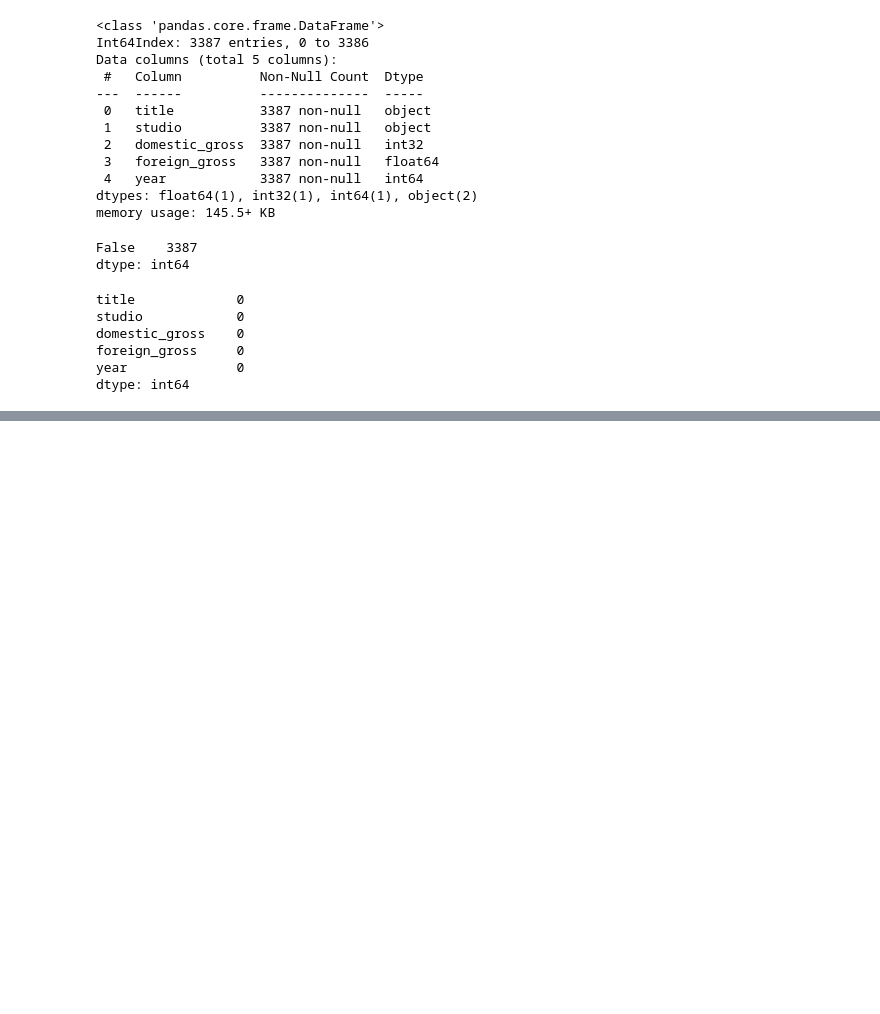
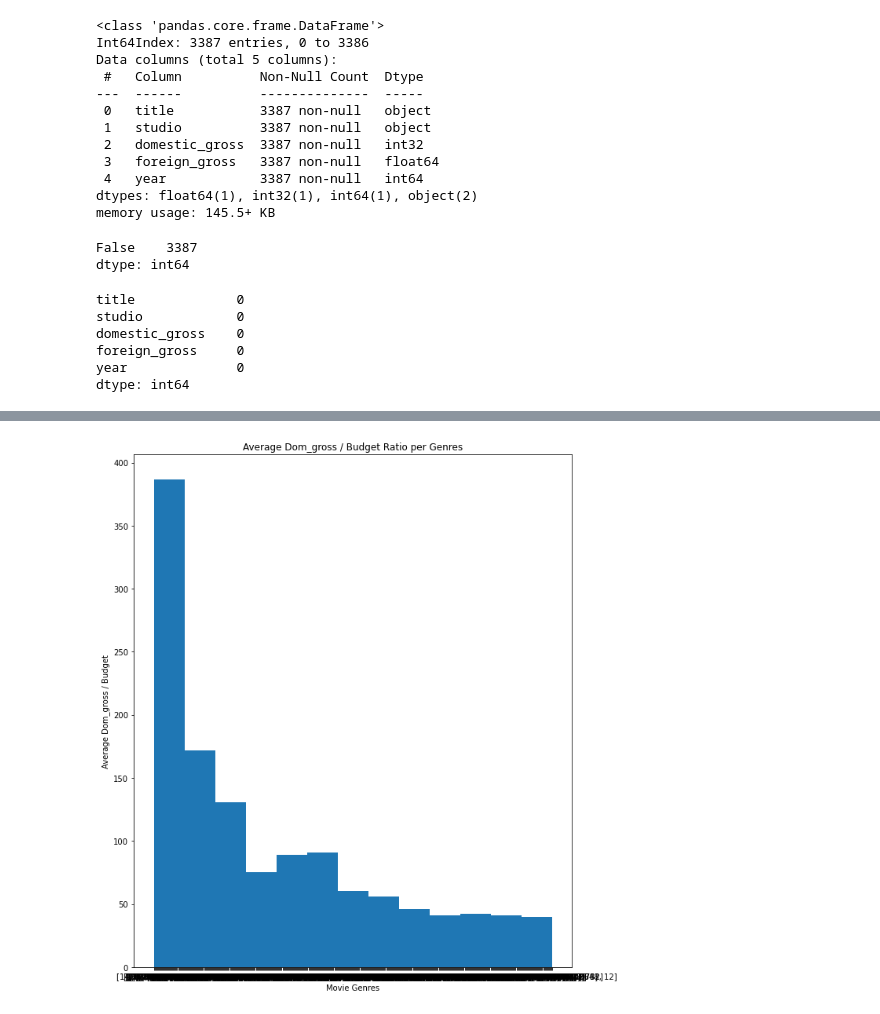
Before and after one commit to mfFrida/Capstone-Project-Semester-1, a Jupyter notebook: student.ipynb, the cells around one changed output, grey strips where cells are left out. Saved outputs shown, nothing was run; the diff lists cells and outputs as text; code cells hidden in the pictures; blank space fills up the shorter version.

```diff
--- a/student.ipynb
+++ b/student.ipynb
@@ -95,0 +176,19 @@ dtype: int64
+# %%
+#merge title and movie name
+tn_movie_db = tn_movie_db.rename(columns = {"movie":"title"})
+
+#special cases where movie titles do not match
+tn_movie_db['title'].replace({'Harry Potter and the Deathly Hallows: Part I' : 'Harry Potter and the Deathly Hallows: Part 1'}, inplace=True)
+tn_movie_db['title'].replace({'Harry Potter and the Deathly Hallows: Part II' : 'Harry Potter and the Deathly Hallows: Part 2'}, inplace=True)
+tmdb_movie_db['title'].replace({'Fast & Furious 6':'Fast and Furious 6'}, inplace=True)
+tn_movie_db['title'].replace({'Star Wars: The Force Awakens' : 'Star Wars Ep. VII: The Force Awakens'}, inplace=True)
+tn_movie_db['title'].replace({'Star Wars: The Last Jedi' : 'Star Wars Ep. VIII: The Last Jedi'}, inplace=True)
+
+#merge databases
+movie_db = tmdb_movie_db.merge(tn_movie_db, how = 'left')
+
+
+#drop null values
+movie_db = movie_db.dropna()
+
+movie_db
@@ -95,0 +269,23 @@ dtype: int64
+# %%
+fig, ax = plt.subplots(figsize=(10, 12))
+
+#ax.hist(movie_db['dom_gross / budget'].mean(), 10, tick_label = movie_db['genre_ids'])
+ax.hist(movie_db['genre_ids'], bins='auto')
+
+ax.set_title('Average Dom_gross / Budget Ratio per Genres')
+ax.set_ylabel('Average Dom_gross / Budget')
+ax.set_xlabel('Movie Genres');
+
+
+
+#x = movie_db['genre_ids']
+
+#y = movie_db['dom_gross / budget'].mean()
+
+#plt.hist(x, bins = 1000, edgecolor='black', color='#00C8AD')
+#plt.xlabel('Movie Genres')
+#plt.ylabel('Average Dom_gross / Budget')
+#plt.title('Average Dom_gross / Budget Ratio per Genres')
+#plt.show()
+# %% [output]
+[figure, added]
```
Also changed, not shown: parts of 11 cells of this notebook.
